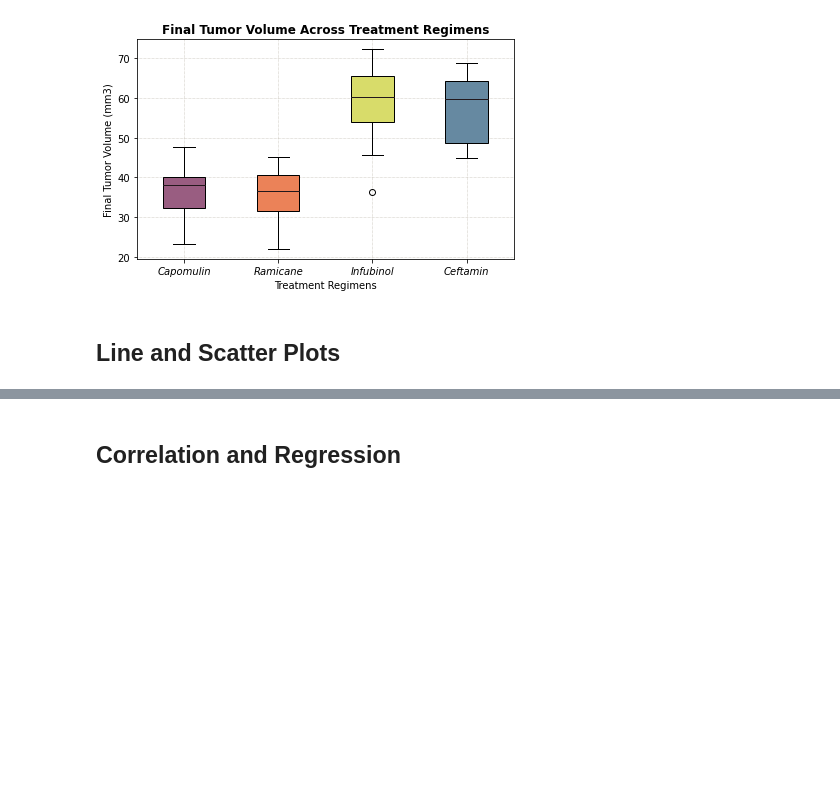
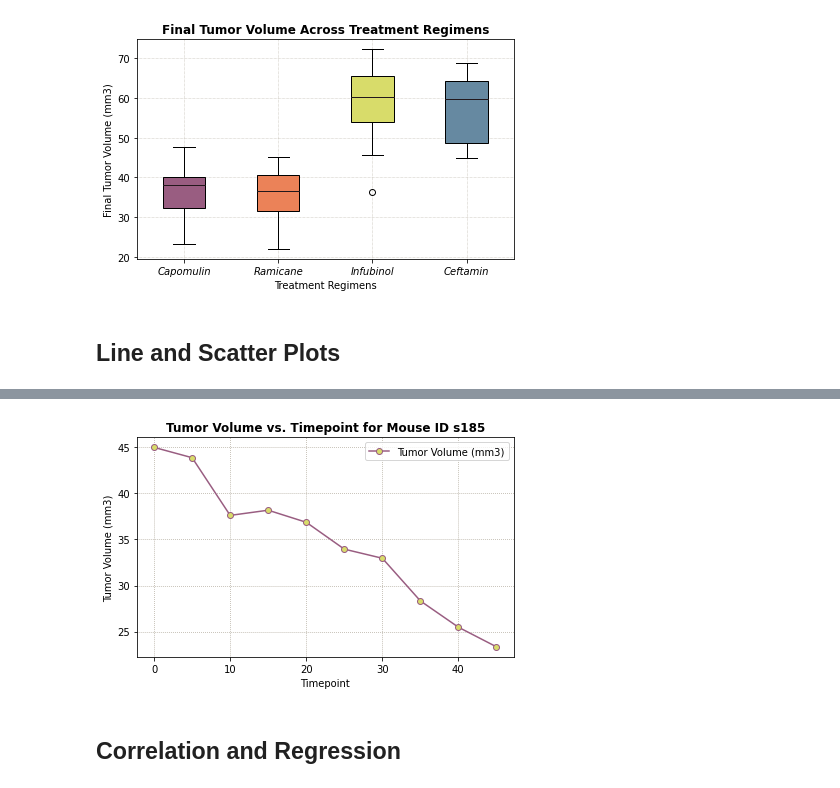
Before and after one commit to austin3216/matplotlib-challenge, a Jupyter notebook: pymaceuticals_starter.ipynb, the cells around one changed output, grey strips where cells are left out. Cells and saved outputs as stored; diff of their text form; code cells hidden in the pictures; blank space fills up the shorter version.

Commit message:
line plot complete

```diff
--- a/pymaceuticals_starter.ipynb
+++ b/pymaceuticals_starter.ipynb
@@ -328,13 +328,14 @@ for patch, color in zip(plot['boxes'], colors):
 for median in plot['medians']:
     median.set(color='#22181c', linewidth=1)
 
+# set and format title, xtick labels, x- and y-axis labels
 ax1.set_title('Final Tumor Volume Across Treatment Regimens', weight='bold')
 ax1.set_xticklabels(['Capomulin', 'Ramicane', 'Infubinol', 'Ceftamin'], style='italic')
 ax1.set_xlabel('Treatment Regimens')
 ax1.set_ylabel('Final Tumor Volume (mm3)')
 
 # set grid style and color, show the grid
-plt.rc('grid', linestyle=':', color='#a39b8b', linewidth=.5)
+plt.rc('grid', linestyle=':', color='#a39b8b', linewidth=.75)
 plt.grid(True)
 
 # Show boxplot with a space-efficient layout
@@ -348,0 +348,13 @@ plt.show()
+# %%
+# Generate a line plot of tumor volume vs. time point for a mouse treated with Capomulin
+
+# get mouse data only for Capomulin
+capo_df = mouse_study_clean.loc[(mouse_study_clean['Drug Regimen'] == 'Capomulin')]
+
+# set the index to Mouse ID to pull a single mouse dataset for plotting
+capo_df.set_index('Mouse ID', inplace=True)
+
+# filter data for a single Mouse ID
+capo_df_s185 = capo_df.loc['s185':'s185', :]
+
+capo_df_s185
@@ -349,3 +374,22 @@ plt.show()
+# %%
+# plot the line plot
+# formatting reference: https://www.geeksforgeeks.org/line-plot-styles-in-matplotlib/
+
+capo_df_s185.plot('Timepoint','Tumor Volume (mm3)', color='#995d81', linestyle='solid', marker='o', markerfacecolor='#d8dc6a', markersize='6')
+
+# set and format title, y-axis label
+plt.title('Tumor Volume vs. Timepoint for Mouse ID s185', weight='bold')
+plt.ylabel('Tumor Volume (mm3)')
+
+# show and format grid lines
+plt.rc('grid', linestyle=':', color='#a39b8b', linewidth=.75)
+plt.grid(True)
+
+# show the plot with efficient use of space
+plt.tight_layout()
+plt.show()
+# %% [output]
+[figure, added]
 # %%
 # Generate a scatter plot of average tumor volume vs. mouse weight for the Capomulin regimen
 # %% [markdown]
```
Also changed, not shown: parts of 2 cells of this notebook.
